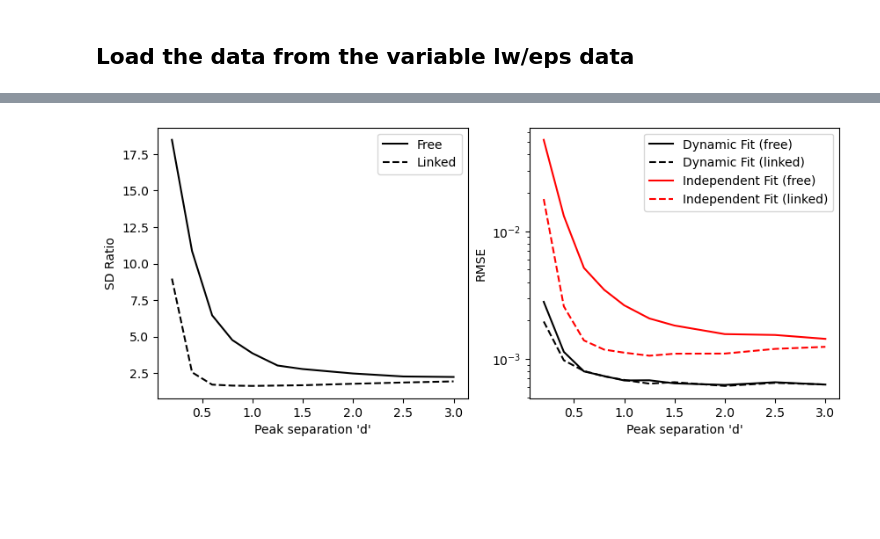
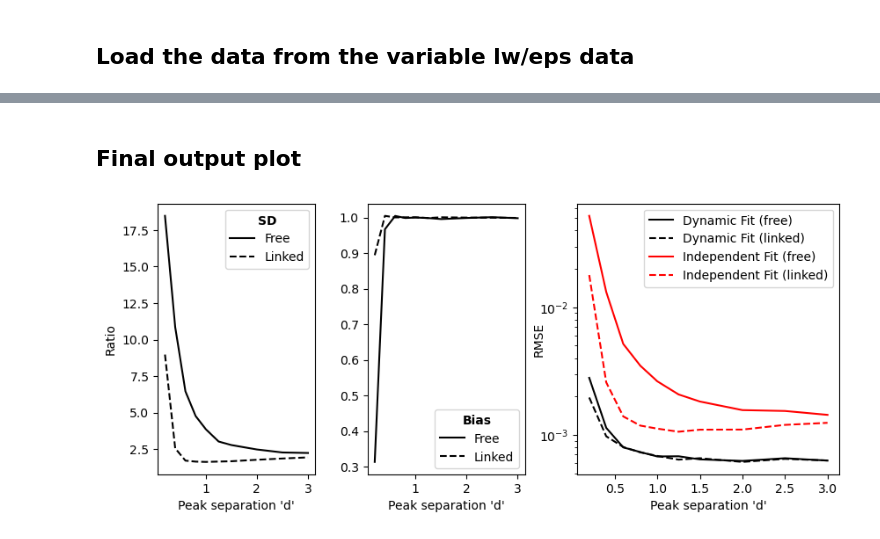
Before and after one commit to wtclarke/fsl-mrs-dynamic-fitting, a Jupyter notebook: fmrs/1_two_peak_simulation/generate_results_and_figures.ipynb, the cells around one changed output, grey strips where cells are left out. Drawn from its saved outputs; the diff is of its cells as text; code cells hidden in the pictures; blank space fills up the shorter version.

```diff
--- a/fmrs/1_two_peak_simulation/generate_results_and_figures.ipynb
+++ b/fmrs/1_two_peak_simulation/generate_results_and_figures.ipynb
@@ -79,21 +113,34 @@ for fp in sim_res.glob('*.csv'):
 mi = pd.MultiIndex.from_arrays([type, sep, nv])
 full_sim_data_linked = pd.concat(all_df, keys=mi)
 # %%
-fig, (ax1, ax2) = plt.subplots(1, 2, figsize=(10, 5))
+fig, (ax1, ax2, ax3) = plt.subplots(1, 3, figsize=(14, 4))
 
 ratio_linked = full_sim_data_linked.groupby(level=[0,1,2]).std().loc['init']\
     / full_sim_data_linked.groupby(level=[0,1,2]).std().loc['dynamic']
 ratio_sep_linked = ratio_linked.groupby(level=0).mean()
 ratio_sep_linked[['conc_A_beta0','conc_B_beta0']].plot(ax=ax1)
 
+
+bias_init = full_sim_data_linked.groupby(level=[0,1,2]).mean().loc['init']
+bias_dyn = full_sim_data_linked.groupby(level=[0,1,2]).mean().loc['dynamic']
+
+bias_init['conc_B_beta0'] -= simulation_delta
+bias_dyn['conc_B_beta0'] -= simulation_delta
+
+bias_ratio = bias_init / bias_dyn
+bias_ratio_sep_linked = bias_ratio.groupby(level=0).mean()
+bias_ratio_sep_linked[['conc_B_beta0']].plot(ax=ax2)
+
 rmse_linked = (full_sim_data_linked.filter(like='conc_B_beta0')/fid_scaling - simulation_delta).pow(2).groupby(level=[0,1,2]).mean().pow(0.5)
-rmse_linked.groupby(level=[0,1]).mean().unstack(level=0).plot(ax=ax2)
+rmse_linked.groupby(level=[0,1]).mean().unstack(level=0).plot(ax=ax3)
 
 ax1.set_xlabel('Separation')
 ax2.set_xlabel('Separation')
+ax3.set_xlabel('Separation')
 
 ax1.set_ylabel('Uncertainty ratio (indept/dynamic)')
-ax2.set_ylabel('RMSE')
+ax2.set_ylabel('Bias ratio (indept/dynamic)')
+ax3.set_ylabel('RMSE')
 
 plt.show()
 # %% [output]
@@ -114,22 +148,36 @@ Name: conc_B_beta0, dtype: float64
+# %% [markdown]
+## Final output plot
 # %%
-fig, axes = plt.subplots(1, 2, figsize=(10, 4))
+import matplotlib.gridspec as gridspec
 
-axes[0].plot(ratio_sep.conc_B_beta0, 'k', label='Free')
-axes[0].plot(ratio_sep_linked.conc_B_beta0, 'k--', label='Linked')
-axes[0].legend()
-axes[0].set_xlabel("Peak separation 'd'")
-axes[0].set_ylabel("SD Ratio")
+fig = plt.figure(figsize=(10, 4))
+gs = gridspec.GridSpec(ncols=7, nrows=1, figure=fig, wspace=1)
+
+ax1 = fig.add_subplot(gs[0:2])
+ax2 = fig.add_subplot(gs[2:4])
+ax3 = fig.add_subplot(gs[4:])
+
+ax1.plot(sd_ratio_sep.conc_B_beta0, 'k', label='Free')
+ax1.plot(ratio_sep_linked.conc_B_beta0, 'k--', label='Linked')
+ax1.legend(title='SD',title_fontproperties={'weight':'bold'})
+ax1.set_xlabel("Peak separation 'd'")
+ax1.set_ylabel("Ratio")
+
+ax2.plot(bias_ratio_sep.conc_B_beta0, 'k', label='Free')
+ax2.plot(bias_ratio_sep_linked.conc_B_beta0, 'k--', label='Linked')
+ax2.legend(title='Bias',title_fontproperties={'weight':'bold'})
+ax2.set_xlabel("Peak separation 'd'")
 
 df1 = rmse.groupby(level=[0,1]).mean().unstack(level=0)
 df2 = rmse_linked.groupby(level=[0,1]).mean().unstack(level=0)
-axes[1].semilogy(df1.index.to_list(), df1.conc_B_beta0.dynamic.to_list(),'k', label='Dynamic Fit (free)')
-axes[1].semilogy(df2.index.to_list(), df2.conc_B_beta0.dynamic.to_list(),'k--', label='Dynamic Fit (linked)')
-axes[1].semilogy(df1.index.to_list(), df1.conc_B_beta0.init.to_list(), 'r', label='Independent Fit (free)')
-axes[1].semilogy(df2.index.to_list(), df2.conc_B_beta0.init.to_list(),'r--', label='Independent Fit (linked)')
-axes[1].legend()
-axes[1].set_xlabel("Peak separation 'd'")
-axes[1].set_ylabel("RMSE")
+ax3.semilogy(df1.index.to_list(), df1.conc_B_beta0.dynamic.to_list(),'k', label='Dynamic Fit (free)')
+ax3.semilogy(df2.index.to_list(), df2.conc_B_beta0.dynamic.to_list(),'k--', label='Dynamic Fit (linked)')
+ax3.semilogy(df1.index.to_list(), df1.conc_B_beta0.init.to_list(), 'r', label='Independent Fit (free)')
+ax3.semilogy(df2.index.to_list(), df2.conc_B_beta0.init.to_list(),'r--', label='Independent Fit (linked)')
+ax3.legend()
+ax3.set_xlabel("Peak separation 'd'")
+ax3.set_ylabel("RMSE", labelpad=-5)
 
 plt.savefig('../../publication/figures/fig2ab_fmrs_tal.png', dpi=400, bbox_inches='tight', transparent=True)
 # %% [output]
-[figure, old version]
+[figure, new version]
```
Also changed, not shown: parts of 3 cells of this notebook, 7 other files.
